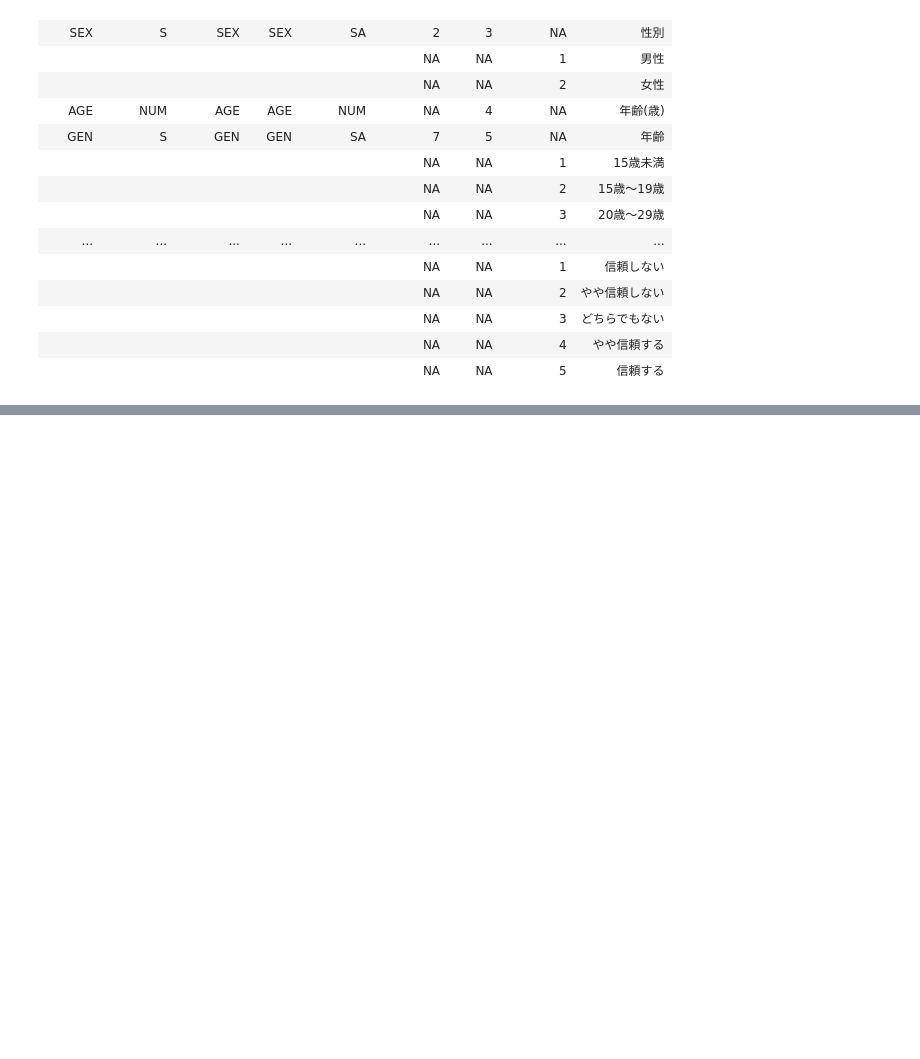
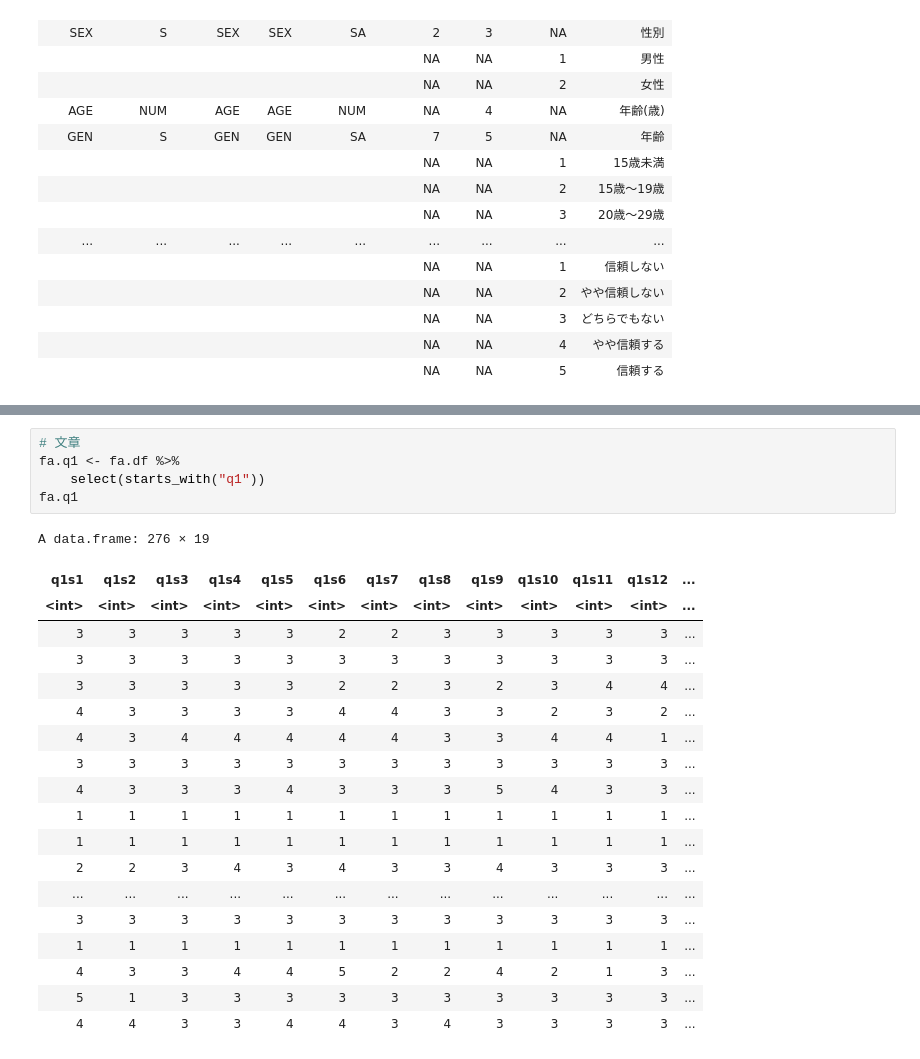
Before and after one commit to e4rll/kanmake, a Jupyter notebook: kanmake.ipynb, the cells around one changed output, grey strips where cells are left out. Saved outputs shown, nothing was run; the diff lists cells and outputs as text; blank space fills up the shorter version.

```diff
--- a/kanmake.ipynb
+++ b/kanmake.ipynb
@@ -327,0 +353,25 @@ A data.frame: 276 × 67
+# %%
+# 文章
+fa.q1 <- fa.df %>%
+    select(starts_with("q1"))
+fa.q1
+# %% [output]
+A data.frame: 276 × 19
+| q1s1 | q1s2 | q1s3 | q1s4 | q1s5 | q1s6 | q1s7 | q1s8 | q1s9 | q1s10 | q1s11 | q1s12 | ... |
+| <int> | <int> | <int> | <int> | <int> | <int> | <int> | <int> | <int> | <int> | <int> | <int> | ... |
+| 3 | 3 | 3 | 3 | 3 | 2 | 2 | 3 | 3 | 3 | 3 | 3 | ... |
+| 3 | 3 | 3 | 3 | 3 | 3 | 3 | 3 | 3 | 3 | 3 | 3 | ... |
+| 3 | 3 | 3 | 3 | 3 | 2 | 2 | 3 | 2 | 3 | 4 | 4 | ... |
+| 4 | 3 | 3 | 3 | 3 | 4 | 4 | 3 | 3 | 2 | 3 | 2 | ... |
+| 4 | 3 | 4 | 4 | 4 | 4 | 4 | 3 | 3 | 4 | 4 | 1 | ... |
+| 3 | 3 | 3 | 3 | 3 | 3 | 3 | 3 | 3 | 3 | 3 | 3 | ... |
+| 4 | 3 | 3 | 3 | 4 | 3 | 3 | 3 | 5 | 4 | 3 | 3 | ... |
+| 1 | 1 | 1 | 1 | 1 | 1 | 1 | 1 | 1 | 1 | 1 | 1 | ... |
+| 1 | 1 | 1 | 1 | 1 | 1 | 1 | 1 | 1 | 1 | 1 | 1 | ... |
+| 2 | 2 | 3 | 4 | 3 | 4 | 3 | 3 | 4 | 3 | 3 | 3 | ... |
+| ... | ... | ... | ... | ... | ... | ... | ... | ... | ... | ... | ... | ... |
+| 3 | 3 | 3 | 3 | 3 | 3 | 3 | 3 | 3 | 3 | 3 | 3 | ... |
+| 1 | 1 | 1 | 1 | 1 | 1 | 1 | 1 | 1 | 1 | 1 | 1 | ... |
+| 4 | 3 | 3 | 4 | 4 | 5 | 2 | 2 | 4 | 2 | 1 | 3 | ... |
+| 5 | 1 | 3 | 3 | 3 | 3 | 3 | 3 | 3 | 3 | 3 | 3 | ... |
+| 4 | 4 | 3 | 3 | 4 | 4 | 3 | 4 | 3 | 3 | 3 | 3 | ... |
```
Also changed, not shown: parts of 5 cells of this notebook.
